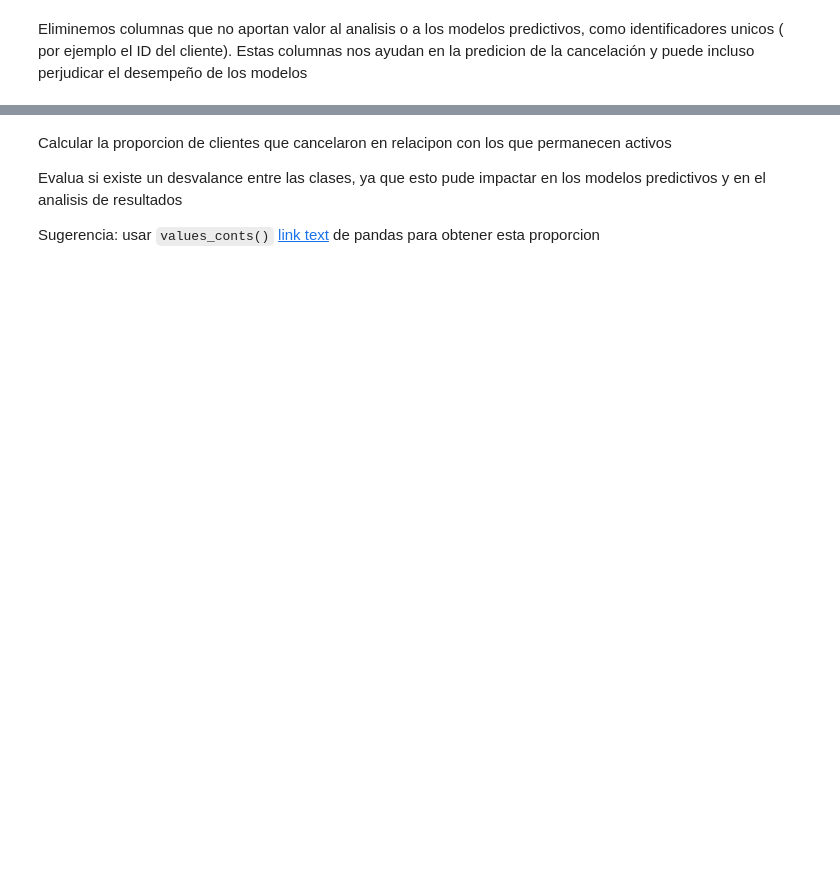
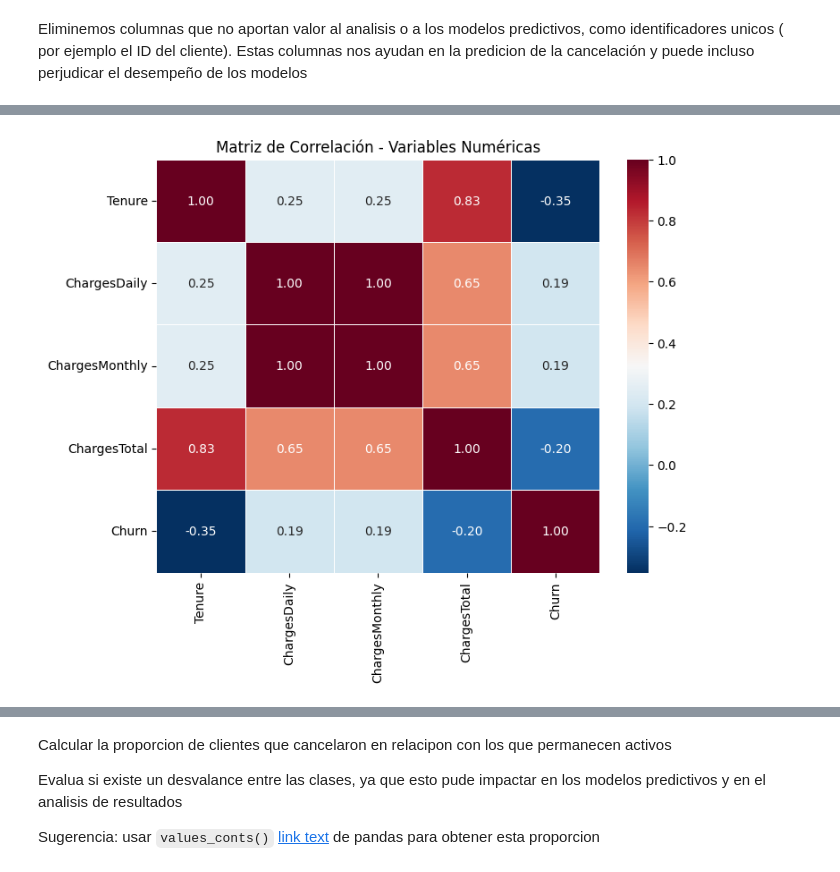
Before and after one commit to rocioivonneperezgonzalez-ship-it/Telecom-X-Parte-2-Predicci-n-de-Cancelaci-n-Churn-, a Jupyter notebook: Telecom_X_–_Parte_2_Predicción_de_Cancelación_(Churn).ipynb, the cells around one changed output, grey strips where cells are left out. Saved outputs shown, nothing was run; the diff lists cells and outputs as text; code cells hidden in the pictures; blank space fills up the shorter version.

```diff
--- a/Telecom_X_–_Parte_2_Predicción_de_Cancelación_(Churn).ipynb
+++ b/Telecom_X_–_Parte_2_Predicción_de_Cancelación_(Churn).ipynb
@@ -108,0 +187,26 @@ X = datos.drop('Churn', axis=1)
+# %%
+# Seleccionar solo variables numéricas
+datos_numericos = datos.select_dtypes(include=['int64', 'float64'])
+
+# Convertir Churn a numérico SOLO para correlación
+datos_numericos["Churn"] = datos["Churn"].map({"Yes": 1, "No": 0})
+
+matriz_corr = datos_numericos.corr()
+
+import seaborn as sns
+import matplotlib.pyplot as plt
+
+plt.figure(figsize=(8,6))
+sns.heatmap(
+    matriz_corr,
+    annot=True,
+    cmap="RdBu_r",
+    fmt=".2f",
+    linewidths=0.5
+)
+
+plt.title("Matriz de Correlación - Variables Numéricas")
+
+plt.show()
+# %% [output]
+[figure, added]
```
Also changed, not shown: parts of 160 cells of this notebook.
